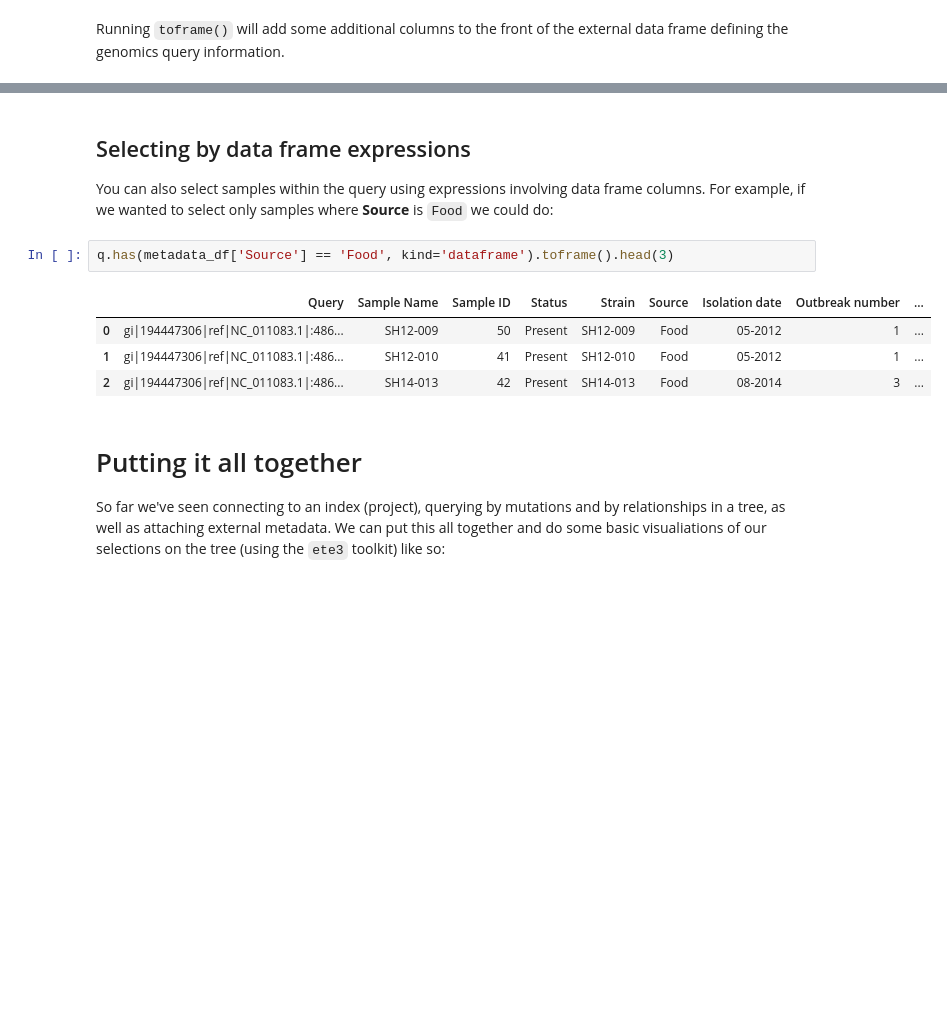
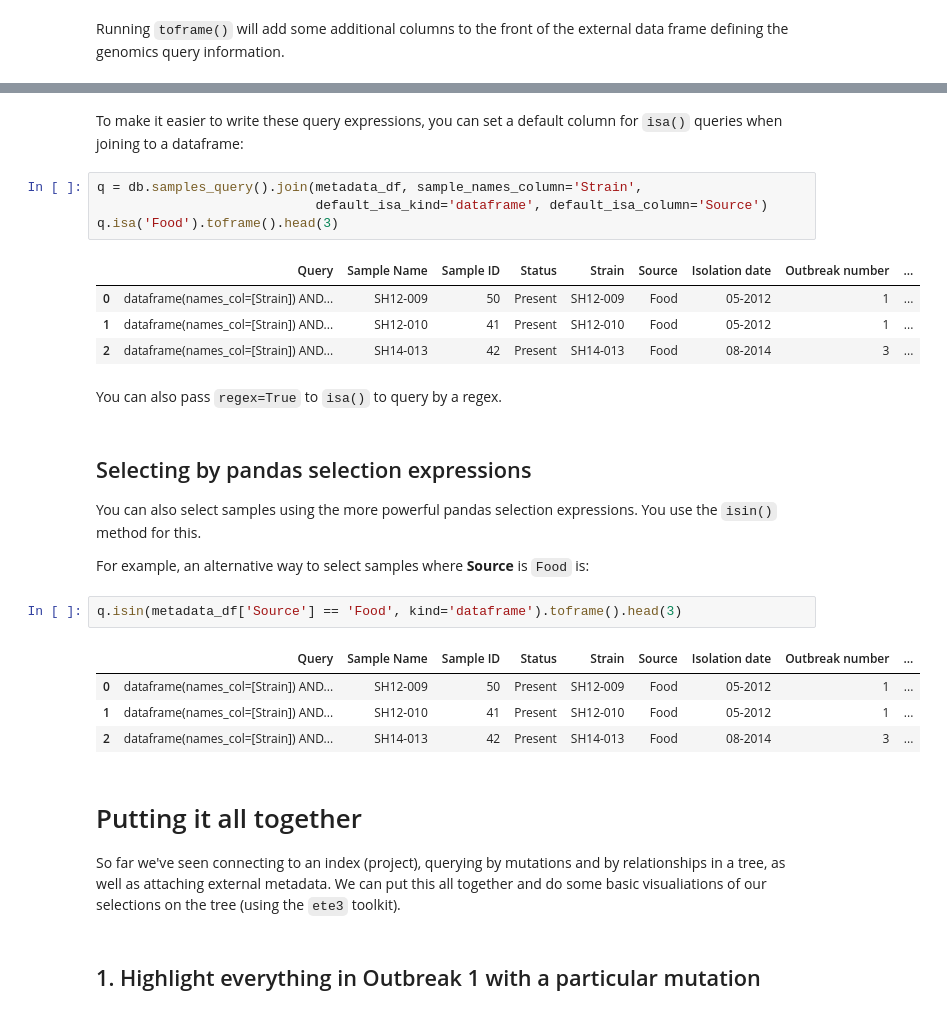
Before and after one commit to apetkau/genomics-data-index, a Jupyter notebook: docs/tutorial/tutorial-1-salmonella.ipynb, the cells around one changed output, grey strips where cells are left out. Drawn from its saved outputs; the diff is of its cells as text; blank space fills up the shorter version.

```diff
--- a/docs/tutorial/tutorial-1-salmonella.ipynb
+++ b/docs/tutorial/tutorial-1-salmonella.ipynb
@@ -231,15 +316,32 @@ Running `toframe()` will add some additional columns to the front of the externa
+# %% [markdown]
+To make it easier to write these query expressions, you can set a default column for `isa()` queries when joining to a dataframe:
+# %%
+q = db.samples_query().join(metadata_df, sample_names_column='Strain',
+                            default_isa_kind='dataframe', default_isa_column='Source')
+q.isa('Food').toframe().head(3)
+# %% [output]
+|  | Query | Sample Name | Sample ID | Status | Strain | Source | Isolation date | Outbreak number | ... |
+| 0 | dataframe(names_col=[Strain]) AND... | SH12-009 | 50 | Present | SH12-009 | Food | 05-2012 | 1 | ... |
+| 1 | dataframe(names_col=[Strain]) AND... | SH12-010 | 41 | Present | SH12-010 | Food | 05-2012 | 1 | ... |
+| 2 | dataframe(names_col=[Strain]) AND... | SH14-013 | 42 | Present | SH14-013 | Food | 08-2014 | 3 | ... |
+# %% [markdown]
+You can also pass `regex=True` to `isa()` to query by a regex.
 # %% [markdown]
-## Selecting by data frame expressions
+## Selecting by pandas selection expressions
 
-You can also select samples within the query using expressions involving data frame columns. For example, if we wanted to select only samples where **Source** is `Food` we could do:
+You can also select samples using the more powerful pandas selection expressions. You use the `isin()` method for this.
+
+For example, an alternative way to select samples where **Source** is `Food` is:
 # %%
-q.has(metadata_df['Source'] == 'Food', kind='dataframe').toframe().head(3)
+q.isin(metadata_df['Source'] == 'Food', kind='dataframe').toframe().head(3)
 # %% [output]
 |  | Query | Sample Name | Sample ID | Status | Strain | Source | Isolation date | Outbreak number | ... |
-| 0 | gi|194447306|ref|NC_011083.1|:486... | SH12-009 | 50 | Present | SH12-009 | Food | 05-2012 | 1 | ... |
-| 1 | gi|194447306|ref|NC_011083.1|:486... | SH12-010 | 41 | Present | SH12-010 | Food | 05-2012 | 1 | ... |
-| 2 | gi|194447306|ref|NC_011083.1|:486... | SH14-013 | 42 | Present | SH14-013 | Food | 08-2014 | 3 | ... |
+| 0 | dataframe(names_col=[Strain]) AND... | SH12-009 | 50 | Present | SH12-009 | Food | 05-2012 | 1 | ... |
+| 1 | dataframe(names_col=[Strain]) AND... | SH12-010 | 41 | Present | SH12-010 | Food | 05-2012 | 1 | ... |
+| 2 | dataframe(names_col=[Strain]) AND... | SH14-013 | 42 | Present | SH14-013 | Food | 08-2014 | 3 | ... |
 # %% [markdown]
 # Putting it all together
 
-So far we've seen connecting to an index (project), querying by mutations and by relationships in a tree, as well as attaching external metadata. We can put this all together and do some basic visualiations of our selections on the tree (using the `ete3` toolkit) like so:
+So far we've seen connecting to an index (project), querying by mutations and by relationships in a tree, as well as attaching external metadata. We can put this all together and do some basic visualiations of our selections on the tree (using the `ete3` toolkit).
+# %% [markdown]
+## 1. Highlight everything in Outbreak 1 with a particular mutation
```
Also changed, not shown: parts of 33 cells of this notebook.
